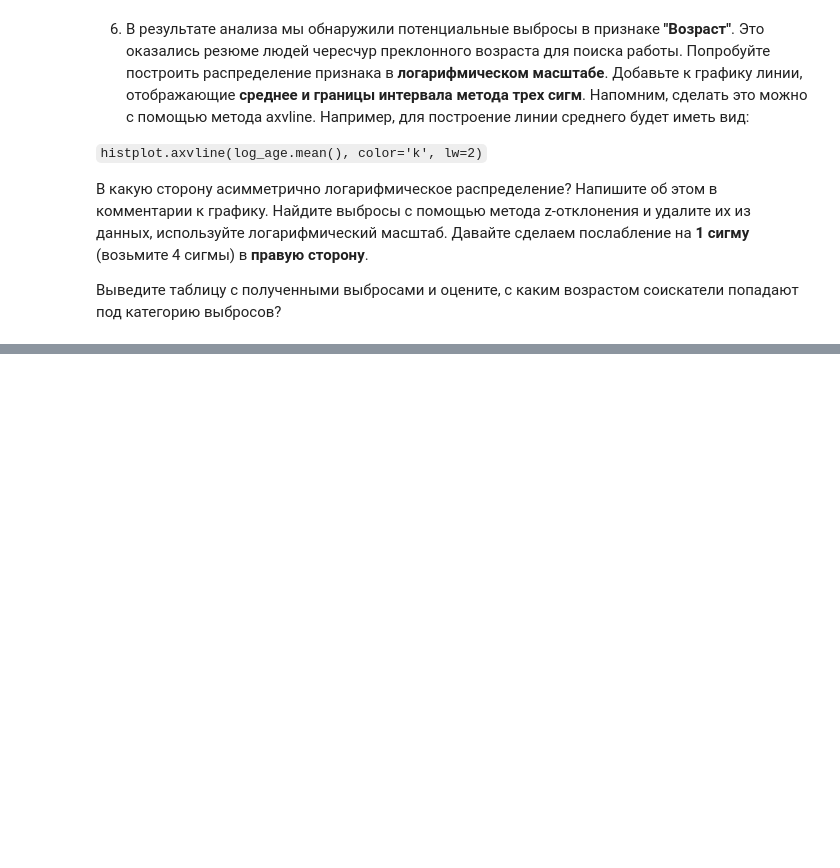
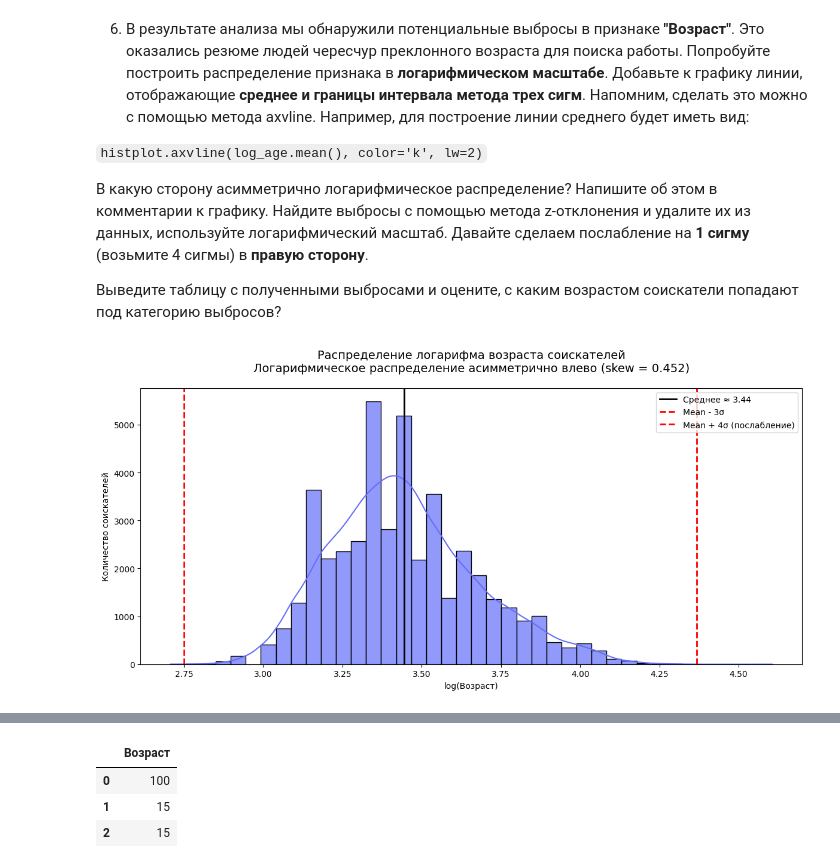
Before and after one commit to Liuboshenko/miphi-session-python-analytics, a Jupyter notebook: Python_для_анализа_данных__Итоговыи__проект_Ноутбук-шаблон.ipynb, the cells around one changed output, grey strips where cells are left out. Drawn from its saved outputs; the diff is of its cells as text; code cells hidden in the pictures; blank space fills up the shorter version.

```diff
--- a/Python_для_анализа_данных__Итоговыи__проект_Ноутбук-шаблон.ipynb
+++ b/Python_для_анализа_данных__Итоговыи__проект_Ноутбук-шаблон.ipynb
@@ -1597,4 +1831,19 @@ print("\n![Тепловая карта ЗП (возраст × образова
 # %% [markdown]
 4. Мы добрались до ликвидации выбросов. Сначала очистим данные вручную. Удалите резюме, в которых указана заработная плата либо выше 1 млн. рублей, либо ниже 1 тыс. рублей.
 # %%
-# ваш код здесь
+print("Размер таблицы до удаления экстремальных ЗП:", final_df.shape)
+
+# Считаем, сколько строк попадёт под удаление
+high_salary = final_df['ЗП (руб)'] > 1_000_000
+low_salary  = final_df['ЗП (руб)'] < 1_000
+
+print(f"Резюме с ЗП > 1 млн руб. : {high_salary.sum()}")
+print(f"Резюме с ЗП < 1 тыс. руб.: {low_salary.sum()}")
+total_removed = high_salary.sum() + low_salary.sum()
+print(f"Всего будет удалено      : {total_removed}")
+
+# Удаляем строки (безопасно и без предупреждений)
+final_df = final_df[~(high_salary | low_salary)].copy()
+
+print("\nРазмер таблицы после удаления экстремальных ЗП:", final_df.shape)
+print(f"Удалено строк всего: {total_removed}")
@@ -1612,4 +1906,61 @@ print("\n![Тепловая карта ЗП (возраст × образова
 
 Выведите таблицу с полученными выбросами и оцените, с каким возрастом соискатели попадают под категорию выбросов?
 # %%
-# ваш код здесь
+from scipy.stats import skew
+
+# Логарифм возраста (натуральный логарифм)
+log_age = np.log(final_df['Возраст'])
+
+mean_log = log_age.mean()
+std_log = log_age.std()
+
+# Границы по методу z-отклонений с послаблением в правую сторону
+lower_bound_log = mean_log - 3 * std_log
+upper_bound_log = mean_log + 4 * std_log
+
+# ------------------- График в логарифмическом масштабе -------------------
+plt.figure(figsize=(12, 6))
+ax = sns.histplot(log_age, bins=40, kde=True, color='#636EFA', alpha=0.7)
+
+# Линии среднего и границ 3σ (с послаблением +4σ вправо)
+ax.axvline(mean_log, color='black', linewidth=2, label=f'Среднее ≈ {mean_log:.2f}')
+ax.axvline(lower_bound_log, color='red', linestyle='--', linewidth=2, label='Mean - 3σ')
+ax.axvline(upper_bound_log, color='red', linestyle='--', linewidth=2, label='Mean + 4σ (послабление)')
+
+plt.title("Распределение логарифма возраста соискателей\nЛогарифмическое распределение асимметрично влево (skew = {:.3f})".format(skew(log_age)),
+          fontsize=14, pad=20)
+plt.xlabel("log(Возраст)")
+plt.ylabel("Количество соискателей")
+plt.legend()
+
+plt.tight_layout()
+plt.savefig("plotly_html/log_age_distribution.png", dpi=300, bbox_inches="tight")
+plt.show()
+
+print("\n![Распределение логарифма возраста](plotly_html/log_age_distribution.png)")
+
+# ------------------- Поиск и удаление выбросов -------------------
+# Выбросы по z-отклонению в логарифмическом масштабе
+outliers_mask = (log_age < lower_bound_log) | (log_age > upper_bound_log)
+outliers_count = outliers_mask.sum()
+
+print("\n" + "="*80)
+print(f"Найдено выбросов по методу z-отклонений (лог. масштаб, +4σ вправо): {outliers_count}")
+print("="*80)
+
+if outliers_count > 0:
+    outliers = final_df[outliers_mask].copy()
+    outliers['Возраст (округлённо)'] = outliers['Возраст']
+    display(outliers[['Возраст']].sort_values(by='Возраст', ascending=False).reset_index(drop=True))
+else:
+    print("Выбросов не найдено")
+
+# Удаляем выбросы
+final_df = final_df[~outliers_mask].copy()
+
+print(f"\nРазмер таблицы до удаления выбросов: {len(final_df) + outliers_count}")
+print(f"Размер таблицы после удаления выбросов: {len(final_df)}")
+print(f"Удалено строк: {outliers_count}")
+print("="*80)
+# %% [output]
+[figure, added]
@@ -1615,0 +1972,4 @@ print("\n![Тепловая карта ЗП (возраст × образова
+|  | Возраст |
+| 0 | 100 |
+| 1 | 15 |
+| 2 | 15 |
```
Also changed, not shown: parts of 15 cells of this notebook.
